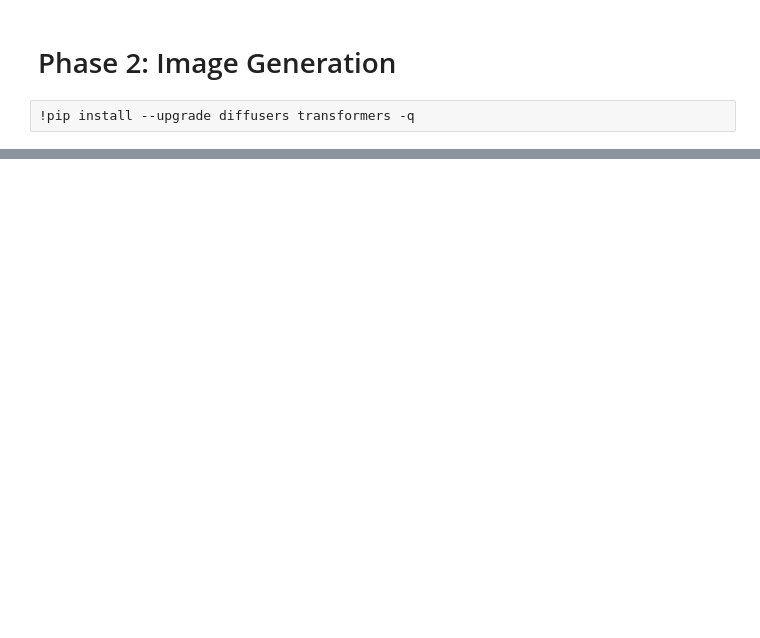
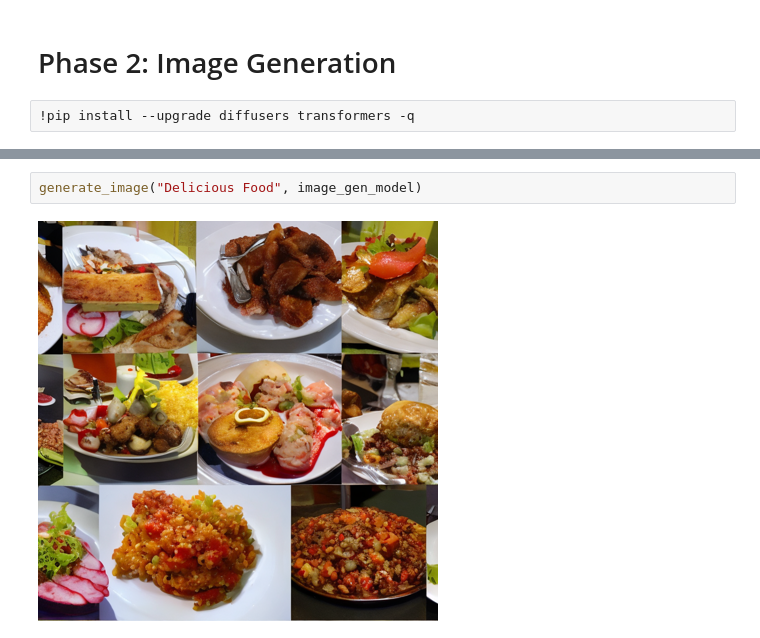
Before and after one commit to sliit-keerthi/SE5110-FCC-Final-Assignment, a Jupyter notebook: FCC_Assignment_Phase_2.ipynb, the cells around one changed output, grey strips where cells are left out. Saved outputs shown, nothing was run; the diff lists cells and outputs as text; blank space fills up the shorter version.

```diff
--- a/FCC_Assignment_Phase_2.ipynb
+++ b/FCC_Assignment_Phase_2.ipynb
@@ -58,0 +70,4 @@ generate_image("Programmer in a garden", image_gen_model)
+# %%
+generate_image("Delicious Food", image_gen_model)
+# %% [output]
+[figure, added]
```
Also changed, not shown: parts of 13 cells of this notebook.
